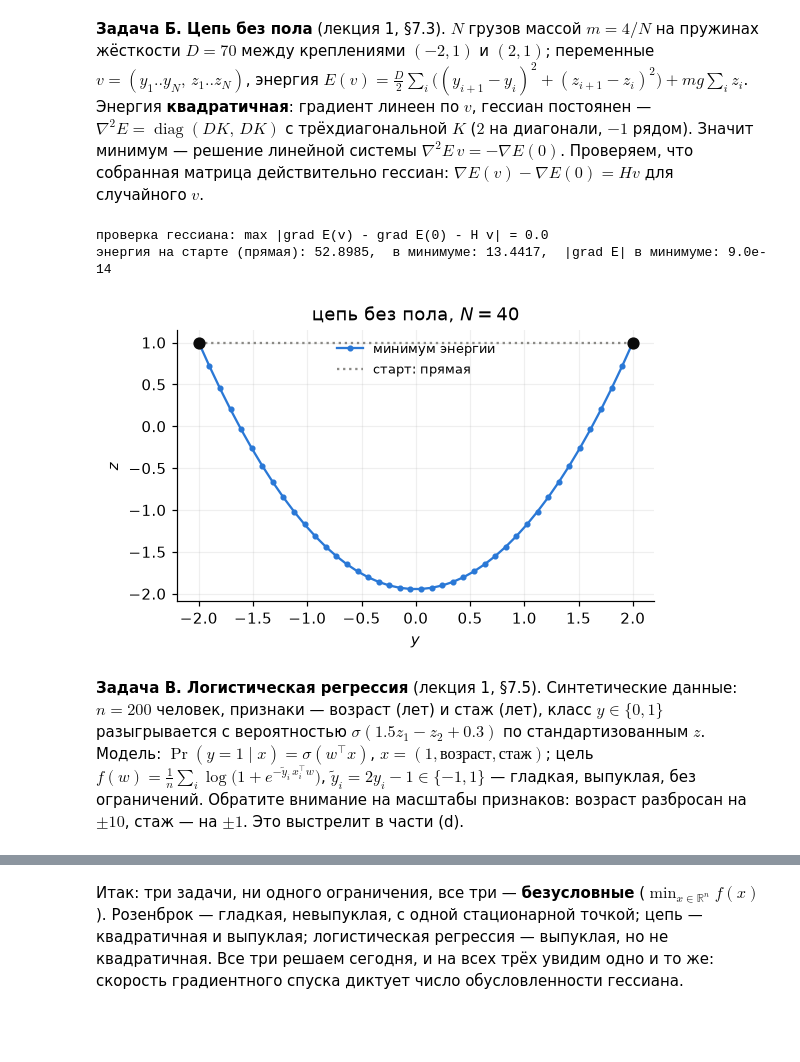
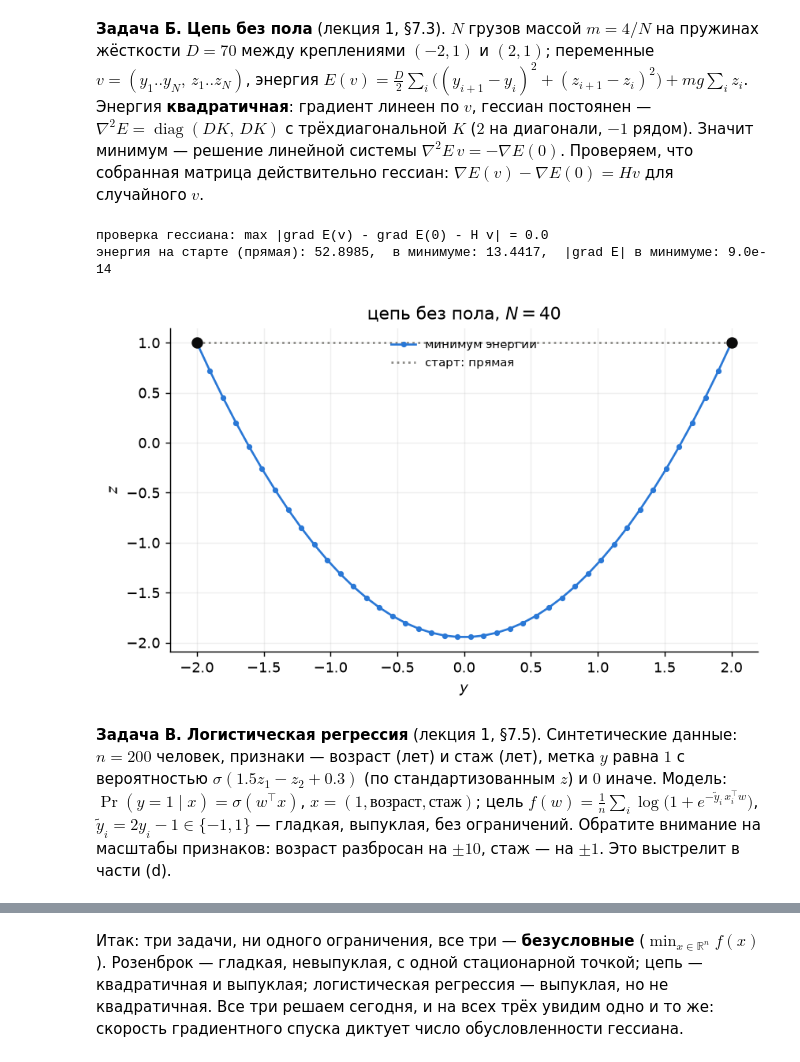
Before and after one commit to IlyaChichkanov/Numerical-Optimization, a Jupyter notebook: lectures/lecture04/demo04.ipynb, the cells around one changed output, grey strips where cells are left out. Cells and saved outputs as stored; diff of their text form; code cells hidden in the pictures; blank space fills up the shorter version.

```diff
--- a/lectures/lecture04/demo04.ipynb
+++ b/lectures/lecture04/demo04.ipynb
@@ -18,7 +18,7 @@ import numpy as np
 import matplotlib.pyplot as plt
 
 BLUE, ORANGE, AQUA, RED, GRAY, INK = "#2a78d6", "#eb6834", "#1baf7a", "#e34948", "#8a8985", "#0b0b0b"
-plt.rcParams.update({"figure.dpi": 110, "axes.spines.top": False, "axes.spines.right": False,
+plt.rcParams.update({"figure.dpi": 130, "axes.spines.top": False, "axes.spines.right": False,
                      "axes.grid": True, "grid.alpha": 0.2, "legend.frameon": False})
 
 
@@ -98,37 +98,37 @@ def make_chain(N):
         y, z = unpack(v)
         return 0.5 * D_CHAIN * np.sum(np.diff(y)**2 + np.diff(z)**2) + m * G_CHAIN * np.sum(z[1:-1])
 
     def grad_E(v):
         y, z = unpack(v)
         return np.r_[D_CHAIN * (2 * y[1:-1] - y[:-2] - y[2:]), D_CHAIN * (2 * z[1:-1] - z[:-2] - z[2:]) + m * G_CHAIN]
 
     K = 2 * np.eye(N) - np.eye(N, k=1) - np.eye(N, k=-1)
     H = np.kron(np.eye(2), D_CHAIN * K)
     v0 = np.r_[np.linspace(p_left[0], p_right[0], N + 2)[1:-1], np.linspace(p_left[1], p_right[1], N + 2)[1:-1]]
     return energy, grad_E, unpack, K, H, v0
 
 
 N = 40
 energy, grad_E, unpack, K, H, v0 = make_chain(N)
 v_test = np.random.default_rng(0).normal(size=2 * N)     # случайный вектор для проверки; генератор локальный, ячейка перезапускается сама по себе
 print("проверка гессиана: max |grad E(v) - grad E(0) - H v| =", np.abs(grad_E(v_test) - grad_E(np.zeros(2 * N)) - H @ v_test).max().round(12))
 
 v_chain = np.linalg.solve(H, -grad_E(np.zeros(2 * N)))
 print(f"энергия на старте (прямая): {energy(v0):.4f},  в минимуме: {energy(v_chain):.4f},  |grad E| в минимуме: {np.linalg.norm(grad_E(v_chain)):.1e}")
 
 y, z = unpack(v_chain)
-plt.figure(figsize=(5.6, 3.2))
+plt.figure(figsize=(7.4, 4.1))
 plt.plot(y, z, "-o", ms=3, color=BLUE, label="минимум энергии")
 plt.plot(*unpack(v0), ls=":", color=GRAY, label="старт: прямая")
 plt.plot([-2, 2], [1, 1], "o", color=INK, ms=7)
 plt.xlabel("$y$"); plt.ylabel("$z$"); plt.legend(loc="upper center", fontsize=8.5); plt.title(f"цепь без пола, $N={N}$")
 plt.show()
 # %% [output]
 проверка гессиана: max |grad E(v) - grad E(0) - H v| = 0.0
 энергия на старте (прямая): 52.8985,  в минимуме: 13.4417,  |grad E| в минимуме: 9.0e-14
-[figure, old version]
+[figure, new version]
 # %% [markdown]
-**Задача В. Логистическая регрессия** (лекция 1, §7.5). Синтетические данные: $n=200$ человек, признаки — возраст (лет) и стаж (лет), класс $y\in\{0,1\}$ разыгрывается с вероятностью $\sigma(1.5z_1-z_2+0.3)$ по стандартизованным $z$. Модель: $\Pr(y=1\mid x)=\sigma(w^\top x)$, $x=(1,\text{возраст},\text{стаж})$; цель $f(w)=\frac1n\sum_i\log\big(1+e^{-\tilde y_i\,x_i^\top w}\big)$, $\tilde y_i=2y_i-1\in\{-1,1\}$ — гладкая, выпуклая, без ограничений. Обратите внимание на масштабы признаков: возраст разбросан на $\pm10$, стаж — на $\pm1$. Это выстрелит в части (d).
+**Задача В. Логистическая регрессия** (лекция 1, §7.5). Синтетические данные: $n=200$ человек, признаки — возраст (лет) и стаж (лет), метка $y$ равна $1$ с вероятностью $\sigma(1.5z_1-z_2+0.3)$ (по стандартизованным $z$) и $0$ иначе. Модель: $\Pr(y=1\mid x)=\sigma(w^\top x)$, $x=(1,\text{возраст},\text{стаж})$; цель $f(w)=\frac1n\sum_i\log\big(1+e^{-\tilde y_i\,x_i^\top w}\big)$, $\tilde y_i=2y_i-1\in\{-1,1\}$ — гладкая, выпуклая, без ограничений. Обратите внимание на масштабы признаков: возраст разбросан на $\pm10$, стаж — на $\pm1$. Это выстрелит в части (d).
 # %%
 rng = np.random.default_rng(4)          # заново, чтобы ячейку можно было перезапускать: данные должны быть теми же
 n = 200
```
Also changed, not shown: parts of 9 cells of this notebook, 12 other files.
